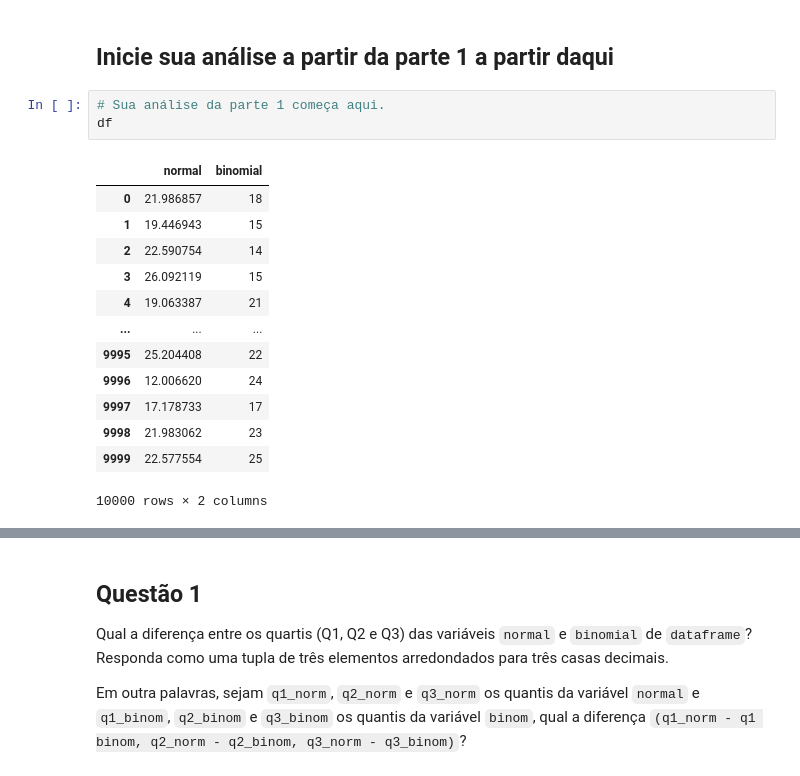
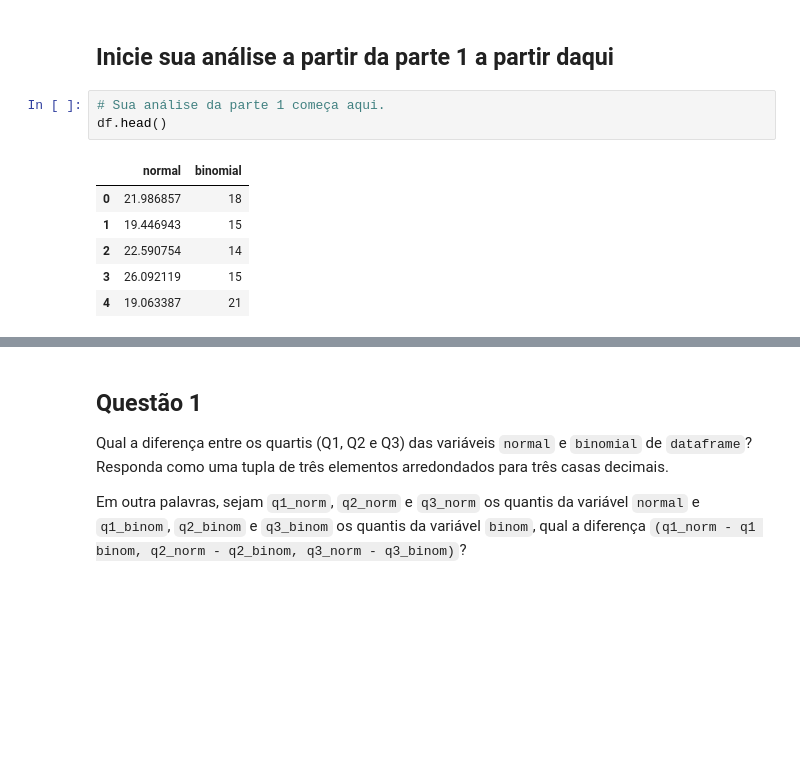
Before and after one commit to taiaraujo/aceleradev_ds, a Jupyter notebook: module-04/main.ipynb, the cells around one changed output, grey strips where cells are left out. Cells and saved outputs as stored; diff of their text form; blank space fills up the shorter version.

```diff
--- a/module-04/main.ipynb
+++ b/module-04/main.ipynb
@@ -40,18 +40,11 @@ df = pd.DataFrame({"normal": sct.norm.rvs(20, 4, size=10000),
 ## Inicie sua análise a partir da parte 1 a partir daqui
 # %%
 # Sua análise da parte 1 começa aqui.
-df
+df.head()
 # %% [output]
 |  | normal | binomial |
 | 0 | 21.986857 | 18 |
 | 1 | 19.446943 | 15 |
 | 2 | 22.590754 | 14 |
 | 3 | 26.092119 | 15 |
 | 4 | 19.063387 | 21 |
-| ... | ... | ... |
-| 9995 | 25.204408 | 22 |
-| 9996 | 12.006620 | 24 |
-| 9997 | 17.178733 | 17 |
-| 9998 | 21.983062 | 23 |
-| 9999 | 22.577554 | 25 |
-10000 rows × 2 columns
```
Also changed, not shown: parts of 13 cells of this notebook, 7 other files.
